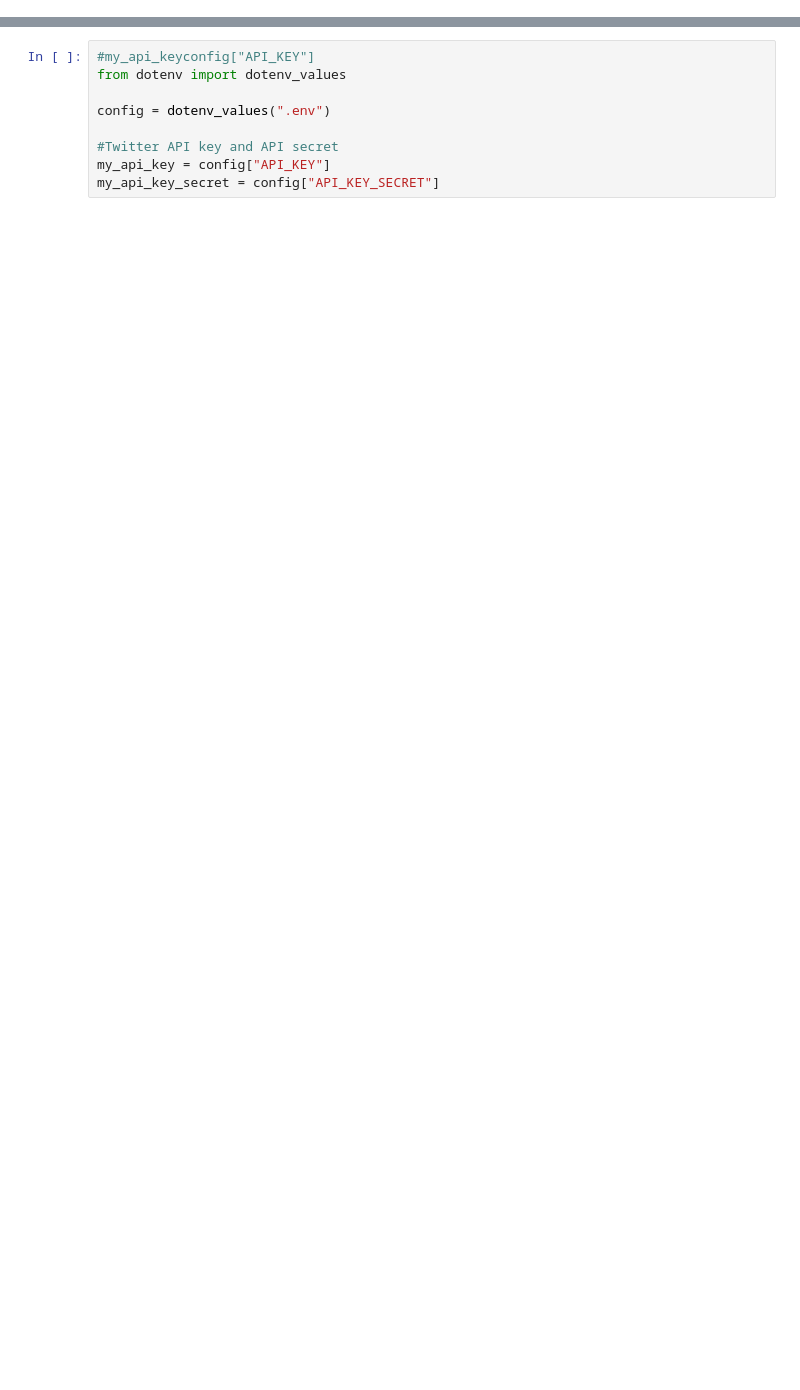
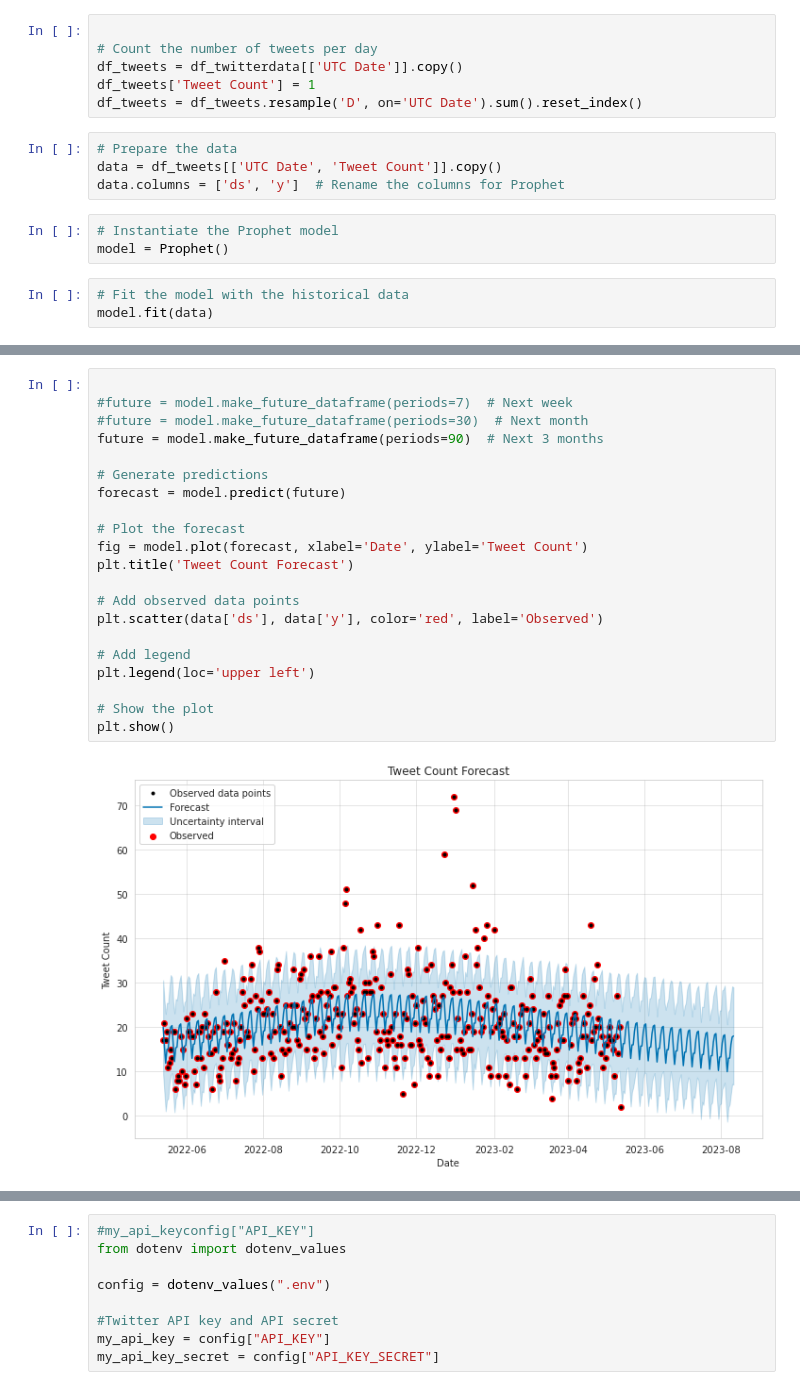
Before and after one commit to Ethan-Lawless/Semester-2-CA-2, a Jupyter notebook: Sba22189_S2_CA2.ipynb, the cells around one changed output, grey strips where cells are left out. Cells and saved outputs as stored; diff of their text form; blank space fills up the shorter version.

```diff
--- a/Sba22189_S2_CA2.ipynb
+++ b/Sba22189_S2_CA2.ipynb
@@ -2,0 +676,16 @@ Gather Twitter data for databases
+# %%
+
+# Count the number of tweets per day
+df_tweets = df_twitterdata[['UTC Date']].copy()
+df_tweets['Tweet Count'] = 1
+df_tweets = df_tweets.resample('D', on='UTC Date').sum().reset_index()
+# %%
+# Prepare the data
+data = df_tweets[['UTC Date', 'Tweet Count']].copy()
+data.columns = ['ds', 'y']  # Rename the columns for Prophet
+# %%
+# Instantiate the Prophet model
+model = Prophet()
+# %%
+# Fit the model with the historical data
+model.fit(data)
@@ -2,0 +696,23 @@ Gather Twitter data for databases
+# %%
+
+#future = model.make_future_dataframe(periods=7)  # Next week
+#future = model.make_future_dataframe(periods=30)  # Next month
+future = model.make_future_dataframe(periods=90)  # Next 3 months
+
+# Generate predictions
+forecast = model.predict(future)
+
+# Plot the forecast
+fig = model.plot(forecast, xlabel='Date', ylabel='Tweet Count')
+plt.title('Tweet Count Forecast')
+
+# Add observed data points
+plt.scatter(data['ds'], data['y'], color='red', label='Observed')
+
+# Add legend
+plt.legend(loc='upper left')
+
+# Show the plot
+plt.show()
+# %% [output]
+[figure, added]
```
Also changed, not shown: parts of 90 cells of this notebook, 1 other file.
